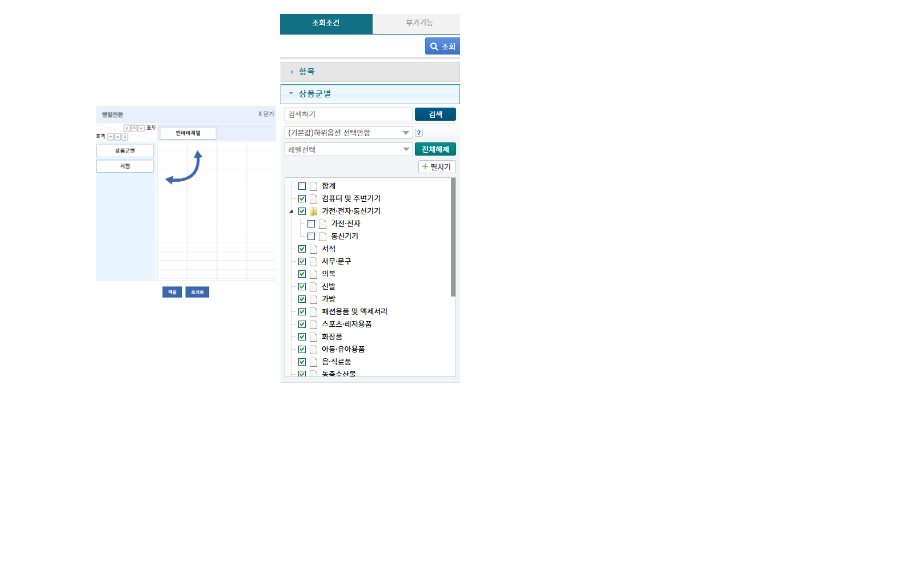
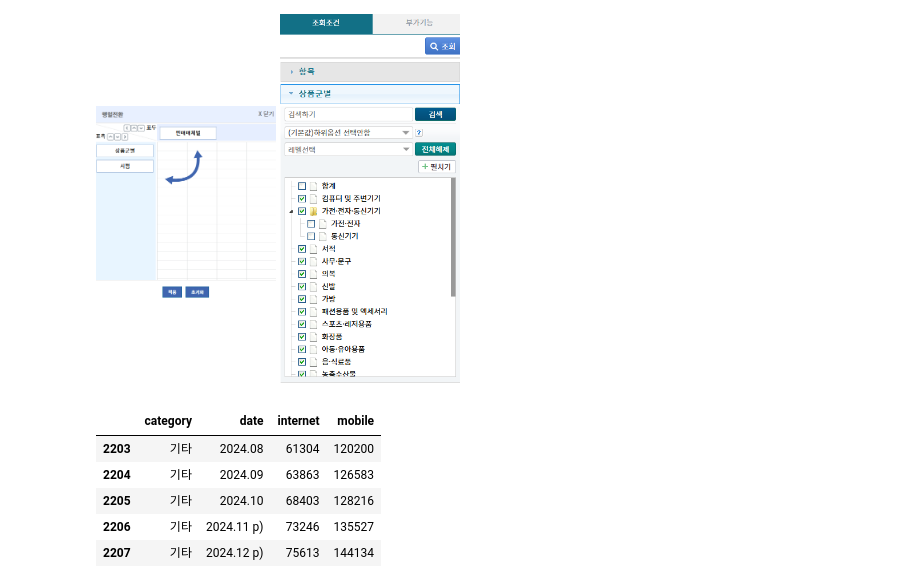
Before and after one commit to oatmealflyer/python, a Jupyter notebook: py11_.ipynb, the cells around one changed output. Saved outputs shown, nothing was run; the diff lists cells and outputs as text; code cells hidden in the pictures; blank space fills up the shorter version.

```diff
--- a/py11_.ipynb
+++ b/py11_.ipynb
@@ -19,0 +25,12 @@ from datetime
+# %%
+file_path = "./ref/온라인쇼핑몰_판매매체별_상품군별거래액.csv"
+ori = pd.read_csv(file_path,encoding="EUC-KR") #utf-8
+ori.columns = ['category','date','internet','mobile']
+ori.tail()
+# %% [output]
+|  | category | date | internet | mobile |
+| 2203 | 기타 | 2024.08 | 61304 | 120200 |
+| 2204 | 기타 | 2024.09 | 63863 | 126583 |
+| 2205 | 기타 | 2024.10 | 68403 | 128216 |
+| 2206 | 기타 | 2024.11 p) | 73246 | 135527 |
+| 2207 | 기타 | 2024.12 p) | 75613 | 144134 |
```
Also changed, not shown: parts of 7 cells of this notebook, 3 other files.
